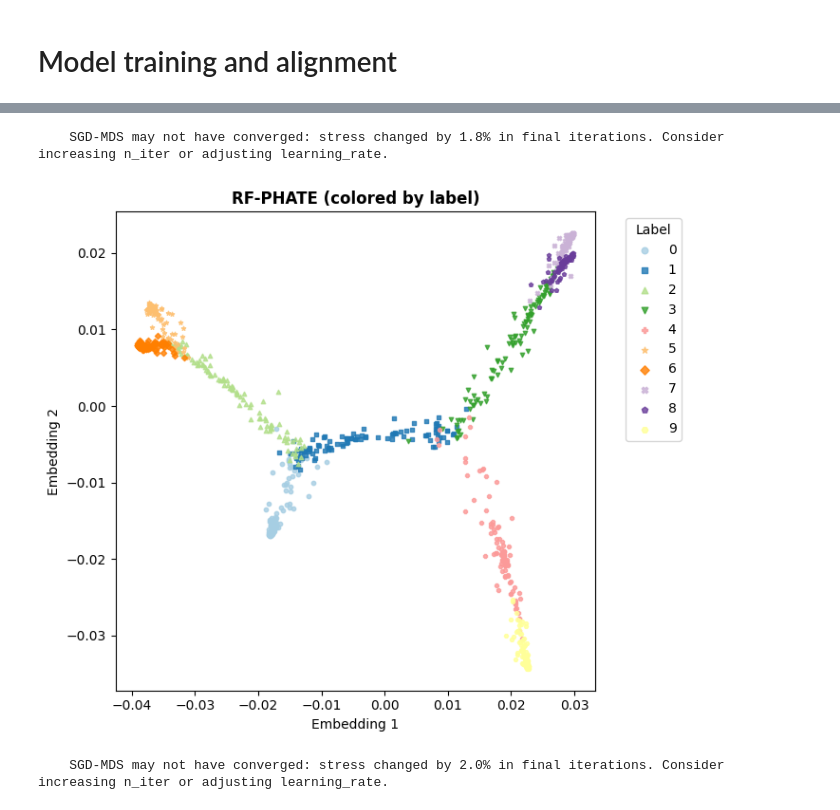
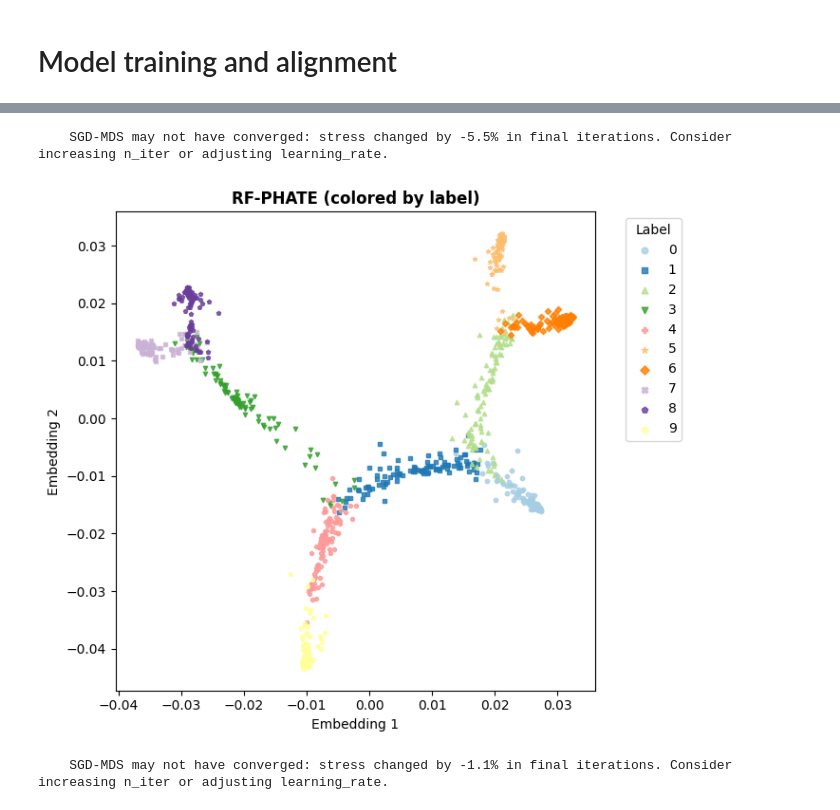
Before and after one commit to aumona/FoSTA-experiments, a Jupyter notebook: experiment_tree.ipynb, the cells around one changed output, grey strips where cells are left out. Drawn from its saved outputs; the diff is of its cells as text; code cells hidden in the pictures.

```diff
--- a/experiment_tree.ipynb
+++ b/experiment_tree.ipynb
@@ -38,14 +38,14 @@ warnings.filterwarnings('ignore', category=UserWarning)
 # %% [markdown]
 # Generate two artifical with 10 branches (fully labeled): source tree is clean, target has additional 1000 uniform (0,1) noise features.
 # %%
-seed_source = 322  # 322
+seed_source = 32  # 322
 seed_target = 42  # 42
 x_source, y_source, _ = gen_tree(n_branch=10, n_child = 2, n_dim_per_branch = 4, branch_length=100, seed=seed_source, sigma=7, merged_branch = False)
 x_target, y_target, _ = gen_tree(n_branch=10, n_child = 2, n_dim_per_branch = 4, branch_length=100, seed=seed_target, sigma=7, merged_branch = False)
 x_source, x_target = MinMaxScaler().fit_transform(x_source), MinMaxScaler().fit_transform(x_target)  # Normalize
 T_true = np.eye(len(x_source))  # True OT matrix (identity bc aligned)
 # append 1000 uniform(0,1) noise features to x_target
-n_noise = 500
+n_noise = 100
 rng = np.random.RandomState(42)
 noise_feats = rng.rand(x_target.shape[0], n_noise)
 x_target = np.hstack([x_target, noise_feats])
@@ -264,34 +264,34 @@ def plot_rfphate_labels(z, y, title="RF-PHATE (colored by label)"):
     for i, label in enumerate(unique_labels):
         idx = (y == label)
         marker_idx = label % len(markers_10)
 
         plt.scatter(
             z[idx, 0], z[idx, 1],
             color=cmap_10_safe(i / len(unique_labels)),
             marker=markers_10[marker_idx],
             alpha=0.8,
             s=10,
             label=str(label)
         )
 
     plt.title(title, fontweight="bold")
     plt.xlabel("Embedding 1")
     plt.ylabel("Embedding 2")
     plt.legend(title="Label", markerscale=1.5, bbox_to_anchor=(1.05, 1))
     plt.tight_layout()
     plt.show()
 
 
-rfp = RFPHATE(n_components=2)
+rfp = RFPHATE(n_components=2, beta=0.7)
 z = rfp.fit_transform(x_source, y_source)   # X: your dataset
 plot_rfphate_labels(z, y_source)
 # phate = PHATE(n_components=2)
 # z = phate.fit_transform(x_source)   # X: your dataset
 # plot_rfphate_labels(z, y_source, title="PHATE (colored by label)")
 
 z = rfp.fit_transform(x_target, y_target)   # X: your dataset
 plot_rfphate_labels(z, y_target)
 # %% [output]
-    SGD-MDS may not have converged: stress changed by 1.8% in final iterations. Consider increasing n_iter or adjusting learning_rate.
+    SGD-MDS may not have converged: stress changed by -5.5% in final iterations. Consider increasing n_iter or adjusting learning_rate.
-[figure, old version]
+[figure, new version]
-    SGD-MDS may not have converged: stress changed by 2.0% in final iterations. Consider increasing n_iter or adjusting learning_rate.
+    SGD-MDS may not have converged: stress changed by -1.1% in final iterations. Consider increasing n_iter or adjusting learning_rate.
```
Also changed, not shown: parts of 4 cells of this notebook, 2 other files.
